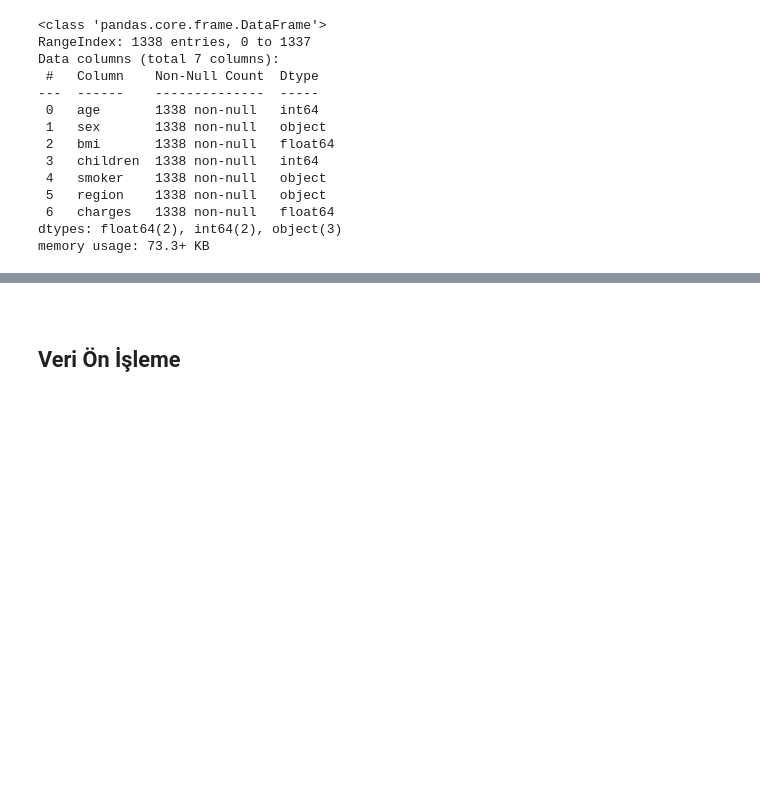
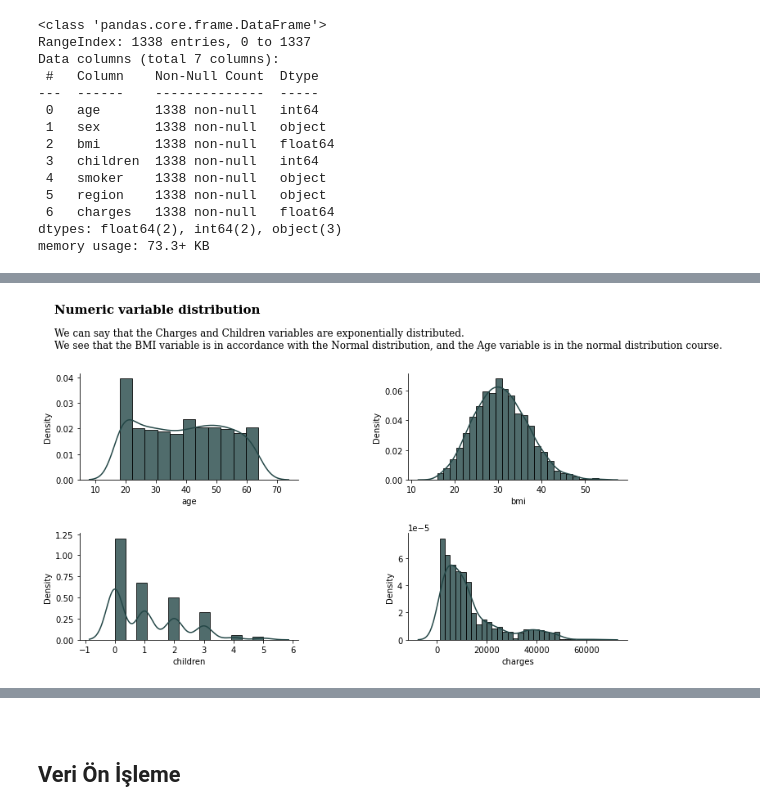
Before and after one commit to MuhammetYorulmaz/GlobalAIMachineLearningProject, a Jupyter notebook: Project1.ipynb, the cells around one changed output, grey strips where cells are left out. Cells and saved outputs as stored; diff of their text form; code cells hidden in the pictures; blank space fills up the shorter version.

```diff
--- a/Project1.ipynb
+++ b/Project1.ipynb
@@ -389,14 +98,0 @@ Notes:
-# %%
-green_diamond = dict(markerfacecolor='r', marker='D')
-
-fig, ax1 = plt.subplots(1, figsize = (10, 7))
-
-ax1.boxplot(data["bmi"],flierprops=green_diamond)
-ax1.set_title("BMI Boxplot",
-              fontdict=dict(
-                family="DejaVu Sans",
-                size=15,
-                color="sienna"))
-
-
-plt.show();
@@ -504,0 +120,32 @@ sns.catplot(data=data, x="smoker", y="bmi", hue="region", kind="bar");
+# %%
+def numericValDist():
+    """
+    Function showing bar graph of numerical data.
+    """
+    gs = gridspec.GridSpec(2, 2)
+
+    fig = plt.figure(figsize=(12, 6))
+
+    fig.text(0.09, 1.05, 'Numeric variable distribution', fontsize=15, fontweight='bold', fontfamily='serif')
+    fig.text(0.09, 0.95, """We can say that the Charges and Children variables are exponentially distributed.
+We see that the BMI variable is in accordance with the Normal distribution, and the Age variable is in the normal distribution course.""", fontsize=12, fontweight='light', fontfamily='serif')
+
+    ax1 = fig.add_subplot(gs[0, 0])
+    ax1 = sns.distplot(dataCopy["age"],color='#244747',hist_kws=dict(edgecolor="black", linewidth=1,alpha=0.8))
+
+    ax2 = fig.add_subplot(gs[0, 1])
+    ax2 = sns.distplot(dataCopy["bmi"],color='#244747',hist_kws=dict(edgecolor="black", linewidth=1,alpha=0.8))
+
+    ax3 = fig.add_subplot(gs[1, 0])
+    ax3 = sns.distplot(dataCopy["children"],color='#244747',hist_kws=dict(edgecolor="black", linewidth=1,alpha=0.8))
+
+    ax4 = fig.add_subplot(gs[1, 1])
+    ax4 = sns.distplot(dataCopy["charges"],color='#244747',hist_kws=dict(edgecolor="black", linewidth=1,alpha=0.8))
+
+    sns.despine()
+
+    plt.subplots_adjust(wspace=0.5, hspace=0.5)
+# %%
+numericValDist()
+# %% [output]
+[figure, added]
```
Also changed, not shown: parts of 150 cells of this notebook.
